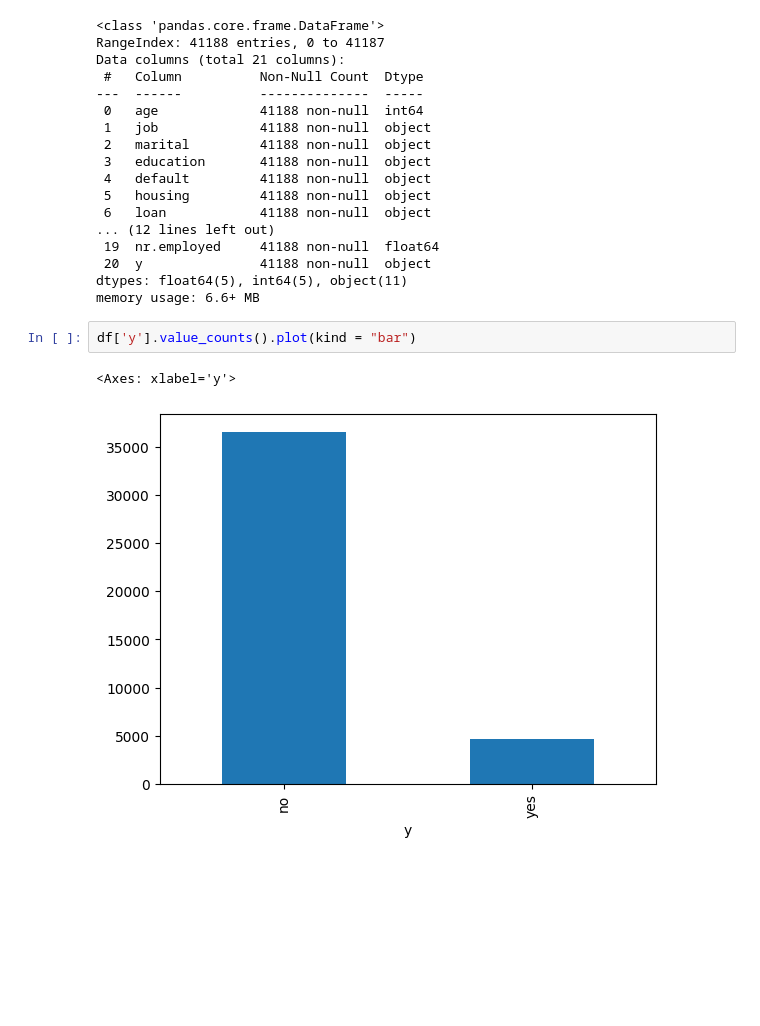
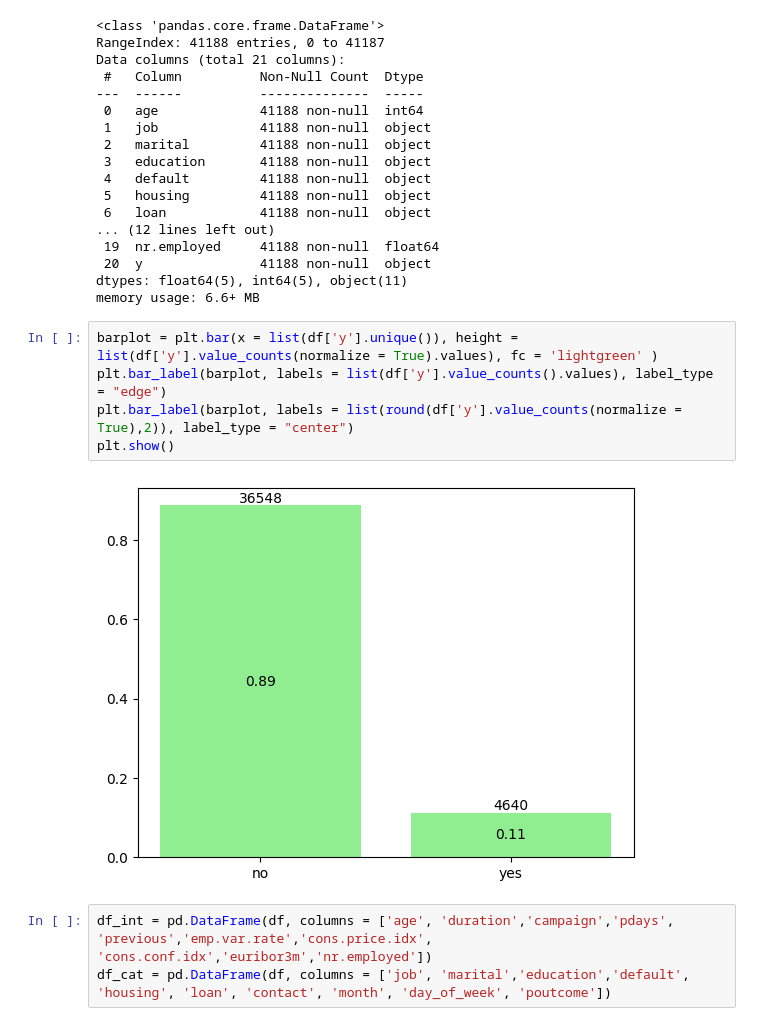
Before and after one commit to Magdalena-B1/ML-different-approaches-to-linear-regression, a Jupyter notebook: notebook4f11fd9960.ipynb, the cells around one changed output. Drawn from its saved outputs; the diff is of its cells as text; blank space fills up the shorter version.

```diff
--- a/notebook4f11fd9960.ipynb
+++ b/notebook4f11fd9960.ipynb
@@ -59,8 +64,13 @@ Data columns (total 21 columns):
  20  y               41188 non-null  object
 dtypes: float64(5), int64(5), object(11)
 memory usage: 6.6+ MB
-# %%
-df['y'].value_counts().plot(kind = "bar")
-# %% [output]
-<Axes: xlabel='y'>
-[figure, removed]
+# %%
+barplot = plt.bar(x = list(df['y'].unique()), height = list(df['y'].value_counts(normalize = True).values), fc = 'lightgreen' )
+plt.bar_label(barplot, labels = list(df['y'].value_counts().values), label_type = "edge")
+plt.bar_label(barplot, labels = list(round(df['y'].value_counts(normalize = True),2)), label_type = "center")
+plt.show()
+# %% [output]
+[figure, added]
+# %%
+df_int = pd.DataFrame(df, columns = ['age', 'duration','campaign','pdays', 'previous','emp.var.rate','cons.price.idx', 'cons.conf.idx','euribor3m','nr.employed'])
+df_cat = pd.DataFrame(df, columns = ['job', 'marital','education','default', 'housing', 'loan', 'contact', 'month', 'day_of_week', 'poutcome'])
```
Also changed, not shown: parts of 6 cells of this notebook.
